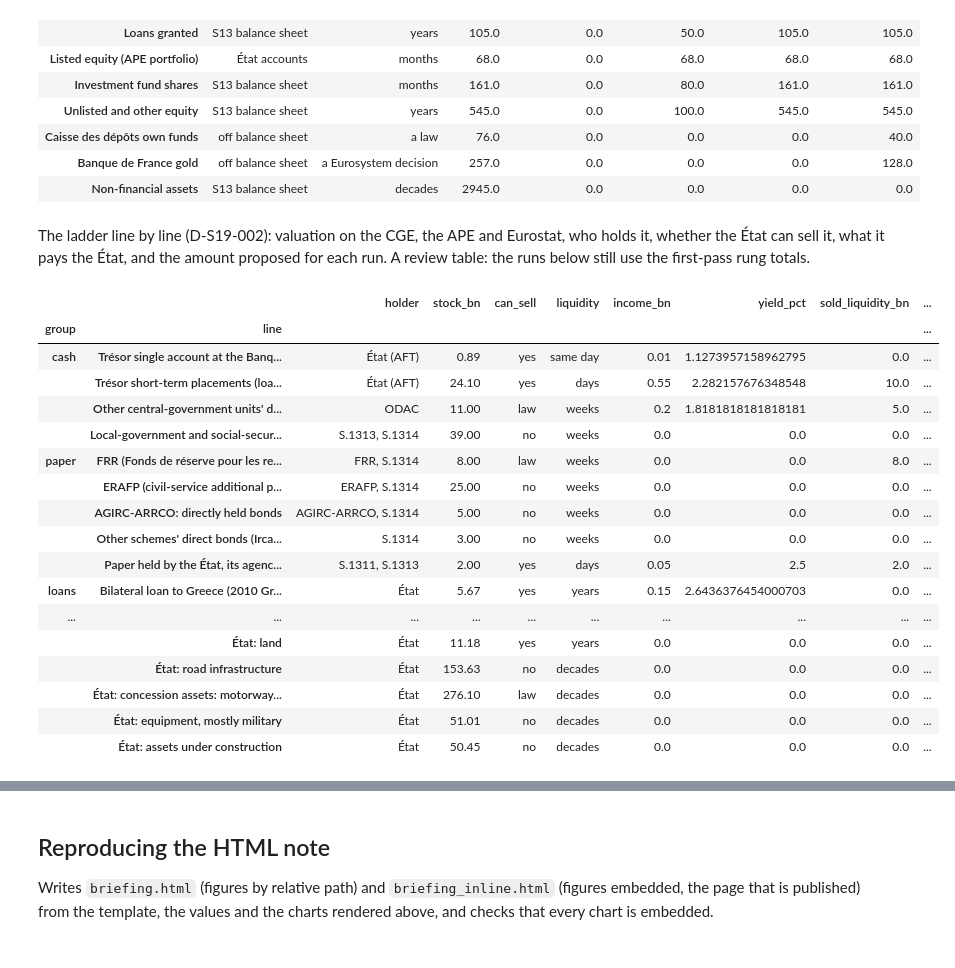
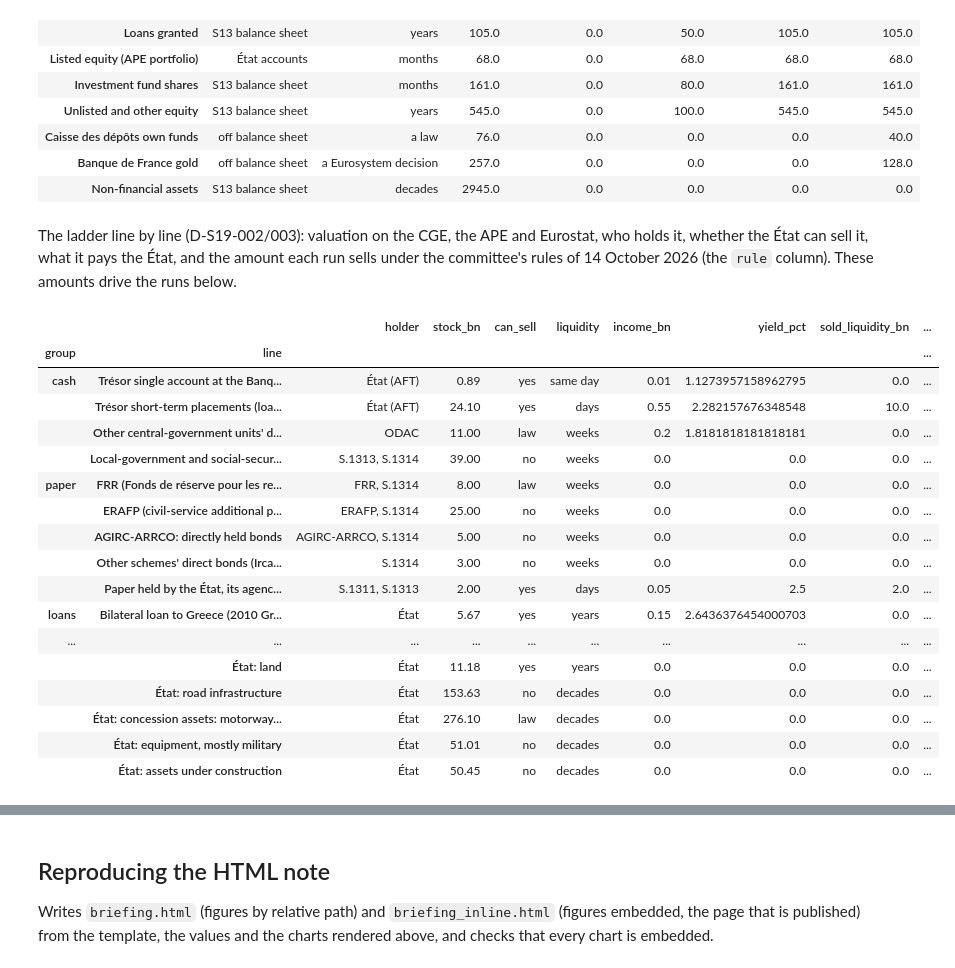
Before and after one commit to adrianchiu1/redbox, a Jupyter notebook: notebooks/France_fiscal_brief_20261013.ipynb, the cells around one changed output, grey strips where cells are left out. Drawn from its saved outputs; the diff is of its cells as text; code cells hidden in the pictures.

```diff
--- a/notebooks/France_fiscal_brief_20261013.ipynb
+++ b/notebooks/France_fiscal_brief_20261013.ipynb
@@ -358,22 +358,22 @@ lad[["label", "where", "liquidity", "stock_bn", "sold_liquidity_bn", "sold_reali
 | Banque de France gold | off balance sheet | a Eurosystem decision | 257.0 | 0.0 | 0.0 | 0.0 | 128.0 |
 | Non-financial assets | S13 balance sheet | decades | 2945.0 | 0.0 | 0.0 | 0.0 | 0.0 |
 # %% [markdown]
-The ladder line by line (D-S19-002): valuation on the CGE, the APE and Eurostat, who holds
-it, whether the État can sell it, what it pays the État, and the amount proposed for each run.
-A review table: the runs below still use the first-pass rung totals.
+The ladder line by line (D-S19-002/003): valuation on the CGE, the APE and Eurostat, who holds
+it, whether the État can sell it, what it pays the État, and the amount each run sells under the
+committee's rules of 14 October 2026 (the `rule` column). These amounts drive the runs below.
 # %%
 det = pd.read_csv(FIG / "ladder_detail_FRA.csv", keep_default_na=False)
 pd.set_option("display.max_rows", 100); pd.set_option("display.max_colwidth", 70)
 det[~det.reference_only][["group", "line", "holder", "stock_bn", "can_sell", "liquidity", "income_bn", "yield_pct",
-                          "sold_liquidity_bn", "sold_realistic_bn", "sold_everything_bn"]].round(2).set_index(["group", "line"])
+                          "sold_liquidity_bn", "sold_realistic_bn", "sold_distress_bn", "rule"]].round(2).set_index(["group", "line"])
 # %% [output]
 |  |  | holder | stock_bn | can_sell | liquidity | income_bn | yield_pct | sold_liquidity_bn | ... |
 | group | line |  |  |  |  |  |  |  | ... |
 | cash | Trésor single account at the Banq... | État (AFT) | 0.89 | yes | same day | 0.01 | 1.1273957158962795 | 0.0 | ... |
 |  | Trésor short-term placements (loa... | État (AFT) | 24.10 | yes | days | 0.55 | 2.282157676348548 | 10.0 | ... |
-|  | Other central-government units' d... | ODAC | 11.00 | law | weeks | 0.2 | 1.8181818181818181 | 5.0 | ... |
+|  | Other central-government units' d... | ODAC | 11.00 | law | weeks | 0.2 | 1.8181818181818181 | 0.0 | ... |
 |  | Local-government and social-secur... | S.1313, S.1314 | 39.00 | no | weeks | 0.0 | 0.0 | 0.0 | ... |
-| paper | FRR (Fonds de réserve pour les re... | FRR, S.1314 | 8.00 | law | weeks | 0.0 | 0.0 | 8.0 | ... |
+| paper | FRR (Fonds de réserve pour les re... | FRR, S.1314 | 8.00 | law | weeks | 0.0 | 0.0 | 0.0 | ... |
 |  | ERAFP (civil-service additional p... | ERAFP, S.1314 | 25.00 | no | weeks | 0.0 | 0.0 | 0.0 | ... |
 |  | AGIRC-ARRCO: directly held bonds | AGIRC-ARRCO, S.1314 | 5.00 | no | weeks | 0.0 | 0.0 | 0.0 | ... |
 |  | Other schemes' direct bonds (Irca... | S.1314 | 3.00 | no | weeks | 0.0 | 0.0 | 0.0 | ... |
```
Also changed, not shown: parts of 4 cells of this notebook, 17 other files.
